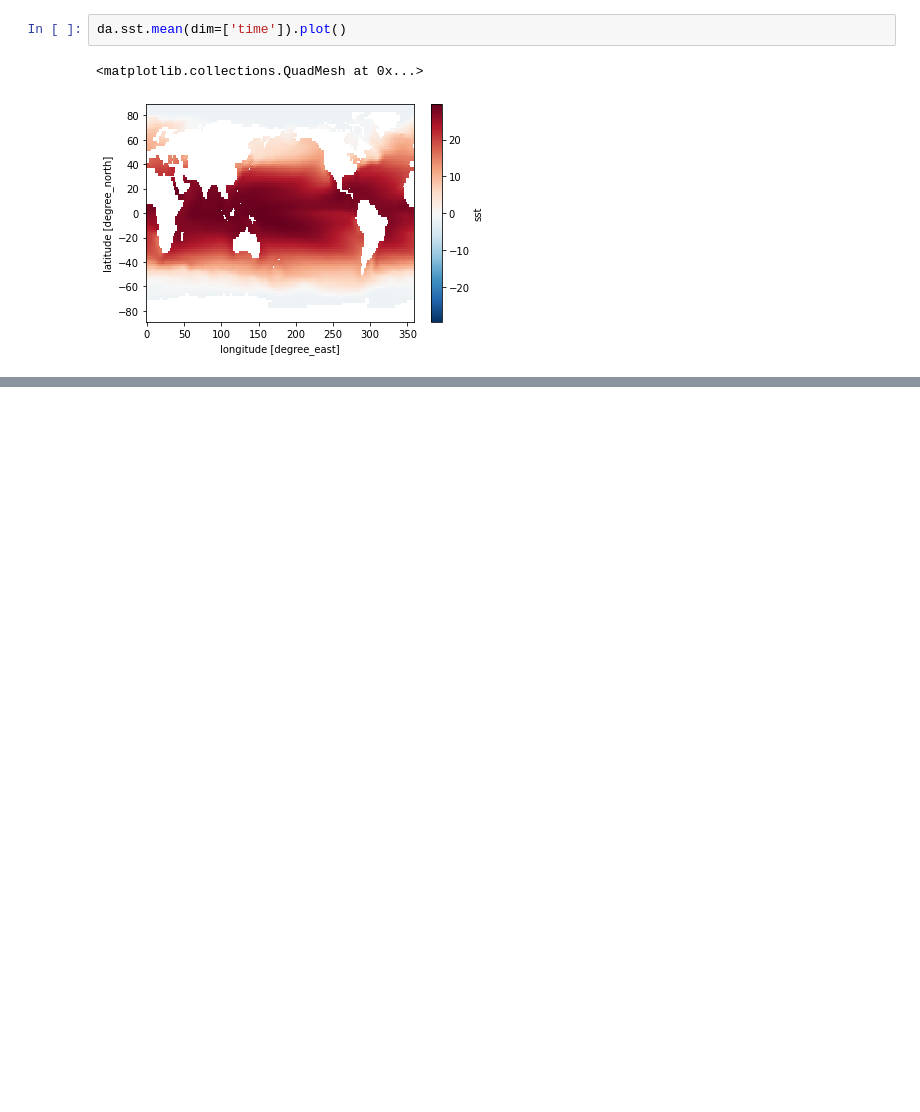
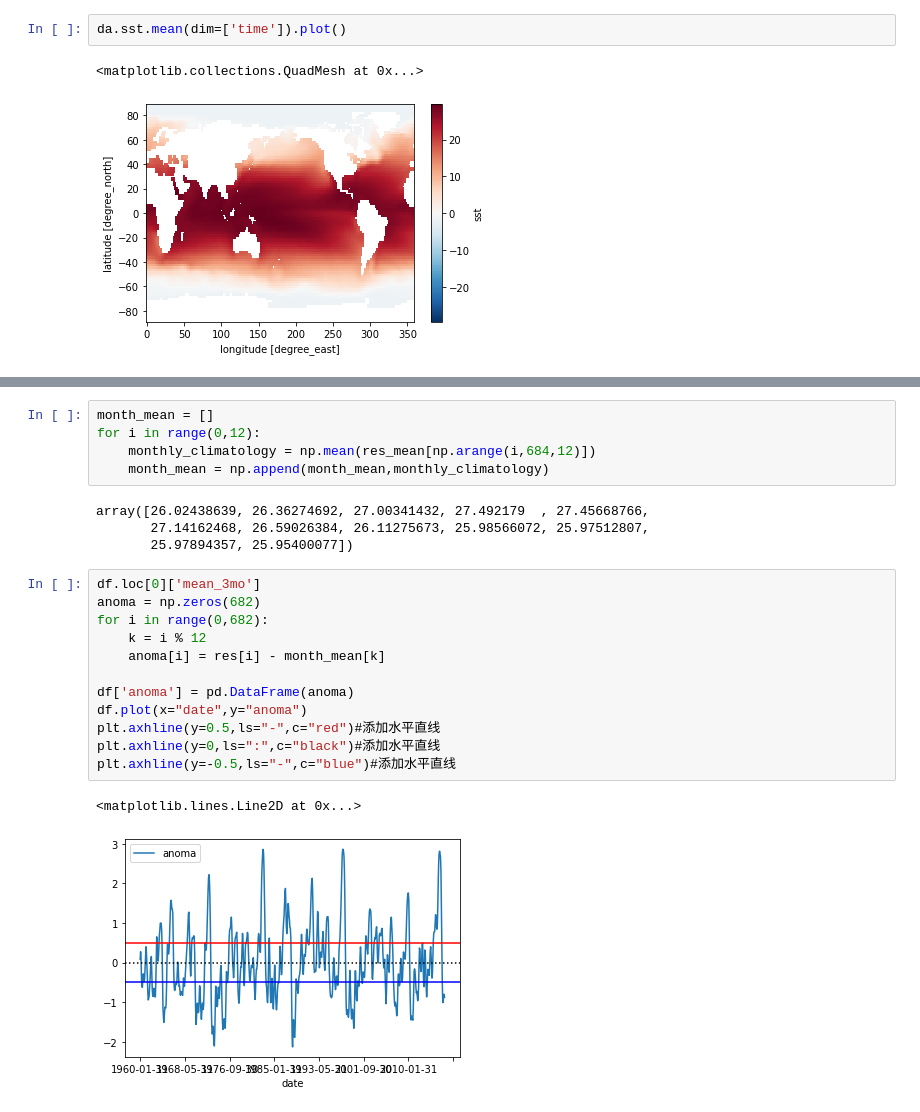
Before and after one commit to mzmzia/ese-5023, a Jupyter notebook: PS3.ipynb, the cells around one changed output, grey strips where cells are left out. Saved outputs shown, nothing was run; the diff lists cells and outputs as text; blank space fills up the shorter version.

```diff
--- a/PS3.ipynb
+++ b/PS3.ipynb
@@ -68,0 +93,24 @@ da.sst.mean(dim=['time']).plot()
+# %%
+month_mean = []
+for i in range(0,12):
+    monthly_climatology = np.mean(res_mean[np.arange(i,684,12)])
+    month_mean = np.append(month_mean,monthly_climatology)
+# %% [output]
+array([26.02438639, 26.36274692, 27.00341432, 27.492179  , 27.45668766,
+       27.14162468, 26.59026384, 26.11275673, 25.98566072, 25.97512807,
+       25.97894357, 25.95400077])
+# %%
+df.loc[0]['mean_3mo']
+anoma = np.zeros(682)
+for i in range(0,682):
+    k = i % 12
+    anoma[i] = res[i] - month_mean[k]
+
+df['anoma'] = pd.DataFrame(anoma)
+df.plot(x="date",y="anoma")
+plt.axhline(y=0.5,ls="-",c="red")#添加水平直线
+plt.axhline(y=0,ls=":",c="black")#添加水平直线
+plt.axhline(y=-0.5,ls="-",c="blue")#添加水平直线
+# %% [output]
+<matplotlib.lines.Line2D at 0x...>
+[figure, added]
```
Also changed, not shown: parts of 3 cells of this notebook.
